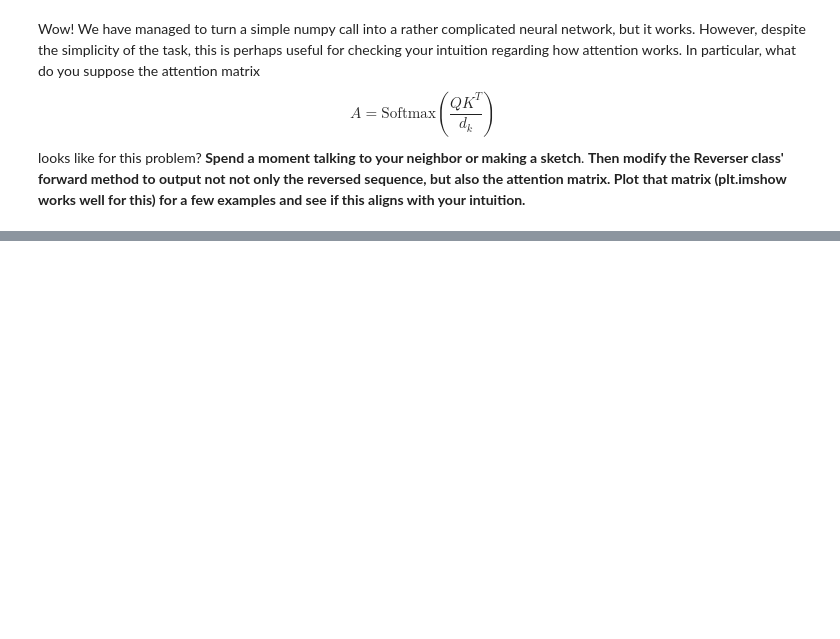
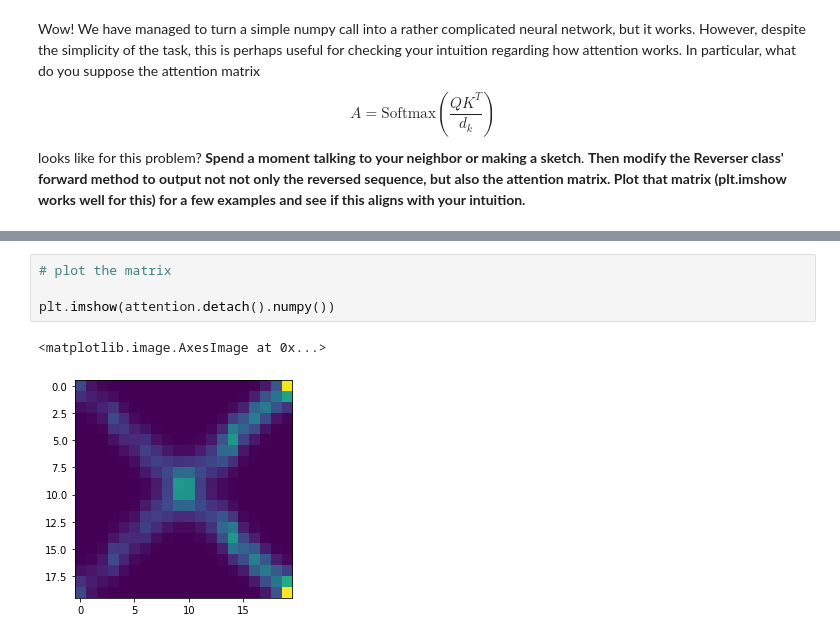
Before and after one commit to UMT-CSCI-591-Deep-Learning-2022/Week_7_Attention, a Jupyter notebook: ReverseNet.ipynb, the cells around one changed output, grey strips where cells are left out. Cells and saved outputs as stored; diff of their text form; blank space fills up the shorter version.

```diff
--- a/ReverseNet.ipynb
+++ b/ReverseNet.ipynb
@@ -159,0 +292,7 @@ looks like for this problem?  **Spend a moment talking to your neighbor or makin
+# %%
+# plot the matrix
+
+plt.imshow(attention.detach().numpy())
+# %% [output]
+<matplotlib.image.AxesImage at 0x...>
+[figure, added]
```
Also changed, not shown: parts of 9 cells of this notebook.
